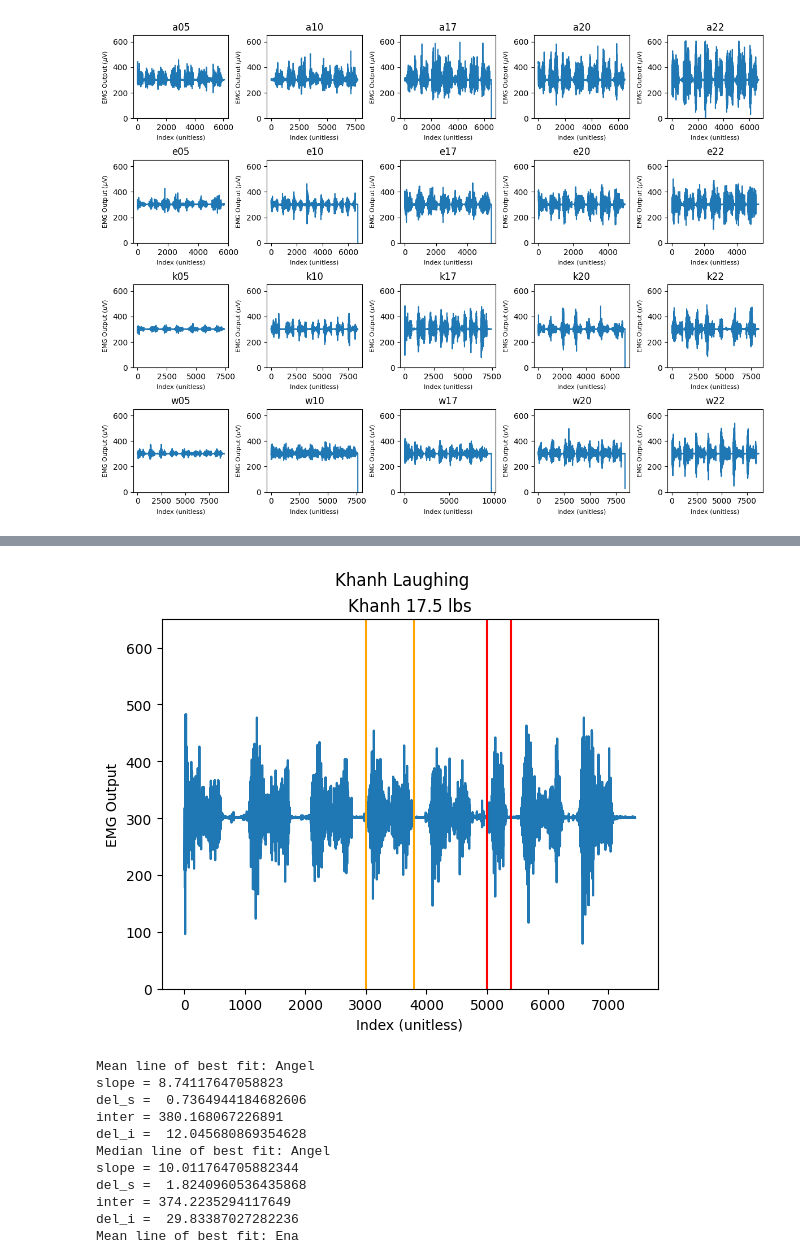
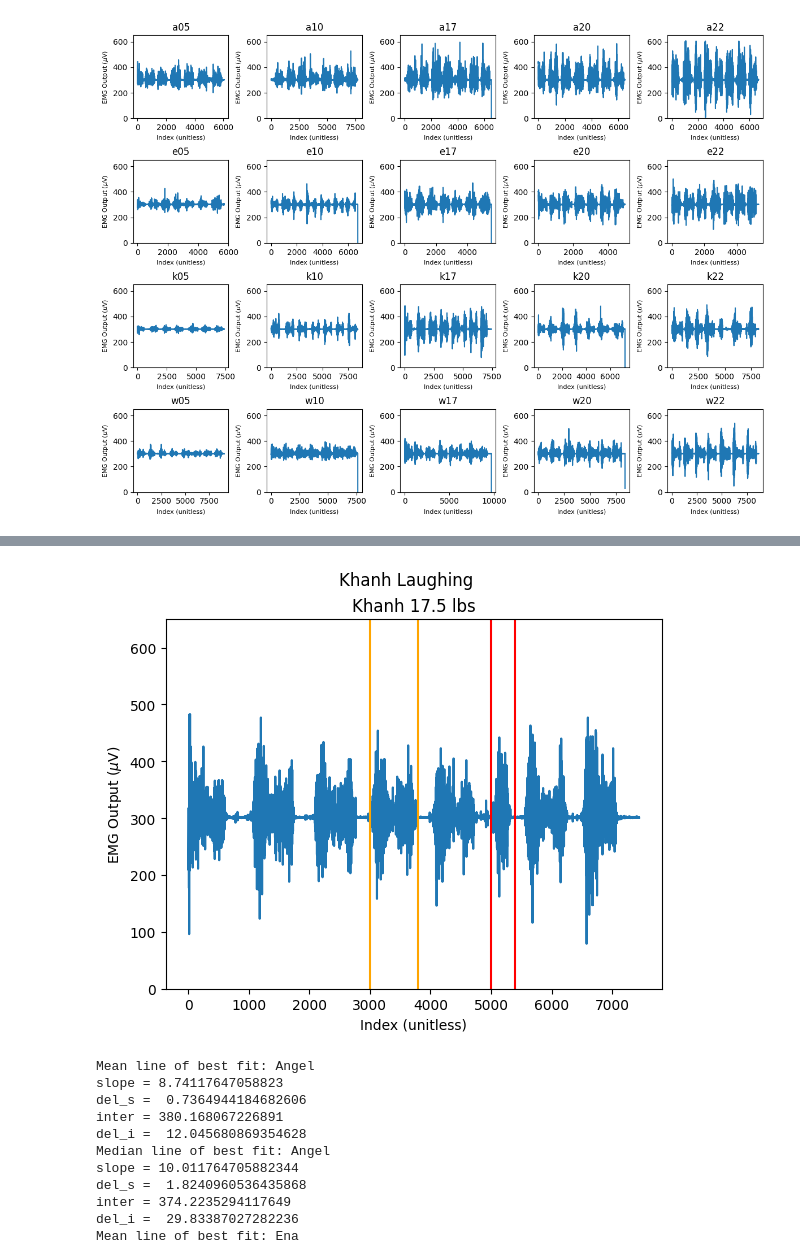
Before and after one commit to nouturnsign/physemg, a Jupyter notebook: preanalysis.ipynb, the cells around one changed output, grey strips where cells are left out. Cells and saved outputs as stored; diff of their text form; code cells hidden in the pictures.

```diff
--- a/preanalysis.ipynb
+++ b/preanalysis.ipynb
@@ -86,22 +86,22 @@ plt.show()
 # %%
 YMIN = 0
 YMAX = 650
 
 ax = plt.gca()
 plt.suptitle("Khanh Laughing")
 ax.set_title("Khanh 17.5 lbs")
 ax.set_xlabel("Index (unitless)")
 ax.set_ylim((YMIN, YMAX))
-ax.set_ylabel("EMG Output")
+ax.set_ylabel("EMG Output ($\mu$V)")
 
 data = np.loadtxt("data/k17.txt")
 plt.plot(data)
 plt.vlines([3000, 3800], YMIN, YMAX, colors="orange")
 plt.vlines([5000, 5400], YMIN, YMAX, colors="red")
 plt.savefig("output/k17data.png")
 plt.show()
 # %% [output]
-[figure, old version]
+[figure, new version]
 # %%
 w_data_files = [
     "w05.txt",
```
Also changed, not shown: parts of 2 cells of this notebook, 3 other files.
